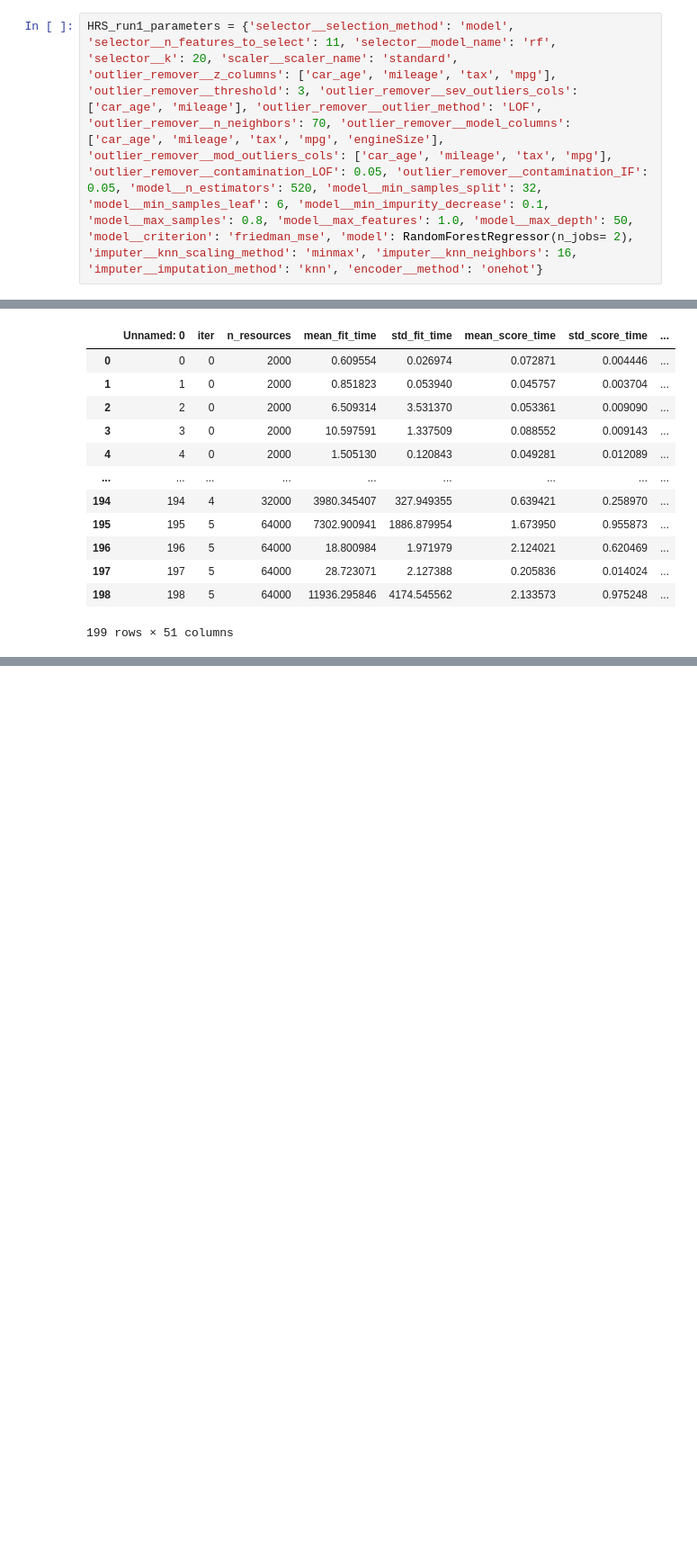
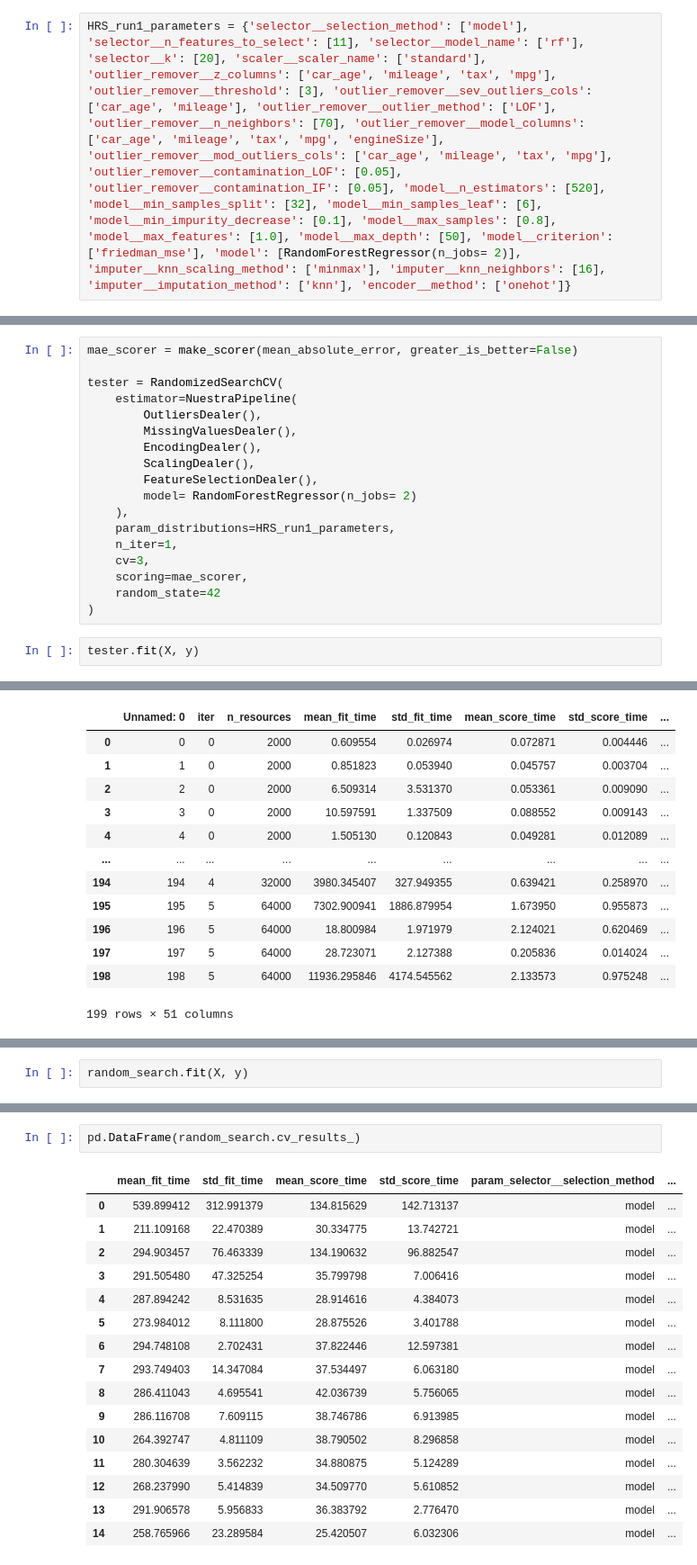
Before and after one commit to andrerangelferreira/ML_Project_Group42, a Jupyter notebook: notebooks_2nd_delivery/1.Models_Lab.ipynb, the cells around one changed output, grey strips where cells are left out. Shown at 90% size. Saved outputs shown, nothing was run; the diff lists cells and outputs as text; blank space fills up the shorter version.

```diff
--- a/notebooks_2nd_delivery/1.Models_Lab.ipynb
+++ b/notebooks_2nd_delivery/1.Models_Lab.ipynb
@@ -509,7 +424,7 @@ Best score: 1958.6964275975683
 # %% [markdown]
 Testing the parameters of the first Halving random search run in more data
 # %%
-HRS_run1_parameters = {'selector__selection_method': 'model', 'selector__n_features_to_select': 11, 'selector__model_name': 'rf', 'selector__k': 20, 'scaler__scaler_name': 'standard', 'outlier_remover__z_columns': ['car_age', 'mileage', 'tax', 'mpg'], 'outlier_remover__threshold': 3, 'outlier_remover__sev_outliers_cols': ['car_age', 'mileage'], 'outlier_remover__outlier_method': 'LOF', 'outlier_remover__n_neighbors': 70, 'outlier_remover__model_columns': ['car_age', 'mileage', 'tax', 'mpg', 'engineSize'], 'outlier_remover__mod_outliers_cols': ['car_age', 'mileage', 'tax', 'mpg'], 'outlier_remover__contamination_LOF': 0.05, 'outlier_remover__contamination_IF': 0.05, 'model__n_estimators': 520, 'model__min_samples_split': 32, 'model__min_samples_leaf': 6, 'model__min_impurity_decrease': 0.1, 'model__max_samples': 0.8, 'model__max_features': 1.0, 'model__max_depth': 50, 'model__criterion': 'friedman_mse', 'model': RandomForestRegressor(n_jobs= 2), 'imputer__knn_scaling_method': 'minmax', 'imputer__knn_neighbors': 16, 'imputer__imputation_method': 'knn', 'encoder__method': 'onehot'}
+HRS_run1_parameters = {'selector__selection_method': ['model'], 'selector__n_features_to_select': [11], 'selector__model_name': ['rf'], 'selector__k': [20], 'scaler__scaler_name': ['standard'], 'outlier_remover__z_columns': ['car_age', 'mileage', 'tax', 'mpg'], 'outlier_remover__threshold': [3], 'outlier_remover__sev_outliers_cols': ['car_age', 'mileage'], 'outlier_remover__outlier_method': ['LOF'], 'outlier_remover__n_neighbors': [70], 'outlier_remover__model_columns': ['car_age', 'mileage', 'tax', 'mpg', 'engineSize'], 'outlier_remover__mod_outliers_cols': ['car_age', 'mileage', 'tax', 'mpg'], 'outlier_remover__contamination_LOF': [0.05], 'outlier_remover__contamination_IF': [0.05], 'model__n_estimators': [520], 'model__min_samples_split': [32], 'model__min_samples_leaf': [6], 'model__min_impurity_decrease': [0.1], 'model__max_samples': [0.8], 'model__max_features': [1.0], 'model__max_depth': [50], 'model__criterion': ['friedman_mse'], 'model': [RandomForestRegressor(n_jobs= 2)], 'imputer__knn_scaling_method': ['minmax'], 'imputer__knn_neighbors': [16], 'imputer__imputation_method': ['knn'], 'encoder__method': ['onehot']}
 # %%
 rf = RandomForestRegressor(n_jobs= 2)
 
@@ -536,3 +451,23 @@ mae = mean_absolute_error(y_test, HRS_run1_predictions)
 print("Test MAE:", mae)
 # %% [output]
 Test MAE: 1560.85007934941
+# %%
+mae_scorer = make_scorer(mean_absolute_error, greater_is_better=False)
+
+tester = RandomizedSearchCV(
+    estimator=NuestraPipeline(
+        OutliersDealer(),
+        MissingValuesDealer(),
+        EncodingDealer(),
+        ScalingDealer(),
+        FeatureSelectionDealer(),
+        model= RandomForestRegressor(n_jobs= 2)
+    ),
+    param_distributions=HRS_run1_parameters,
+    n_iter=1,
+    cv=3,
+    scoring=mae_scorer,
+    random_state=42
+)
+# %%
+tester.fit(X, y)
@@ -564,0 +575,2 @@ df[["n_resources", "params", "mean_test_score", "mean_train_score", "rank_test_s
+# %%
+random_search.fit(X, y)
@@ -564,0 +596,19 @@ df[["n_resources", "params", "mean_test_score", "mean_train_score", "rank_test_s
+# %%
+pd.DataFrame(random_search.cv_results_)
+# %% [output]
+|  | mean_fit_time | std_fit_time | mean_score_time | std_score_time | param_selector__selection_method | ... |
+| 0 | 539.899412 | 312.991379 | 134.815629 | 142.713137 | model | ... |
+| 1 | 211.109168 | 22.470389 | 30.334775 | 13.742721 | model | ... |
+| 2 | 294.903457 | 76.463339 | 134.190632 | 96.882547 | model | ... |
+| 3 | 291.505480 | 47.325254 | 35.799798 | 7.006416 | model | ... |
+| 4 | 287.894242 | 8.531635 | 28.914616 | 4.384073 | model | ... |
+| 5 | 273.984012 | 8.111800 | 28.875526 | 3.401788 | model | ... |
+| 6 | 294.748108 | 2.702431 | 37.822446 | 12.597381 | model | ... |
+| 7 | 293.749403 | 14.347084 | 37.534497 | 6.063180 | model | ... |
+| 8 | 286.411043 | 4.695541 | 42.036739 | 5.756065 | model | ... |
+| 9 | 286.116708 | 7.609115 | 38.746786 | 6.913985 | model | ... |
+| 10 | 264.392747 | 4.811109 | 38.790502 | 8.296858 | model | ... |
+| 11 | 280.304639 | 3.562232 | 34.880875 | 5.124289 | model | ... |
+| 12 | 268.237990 | 5.414839 | 34.509770 | 5.610852 | model | ... |
+| 13 | 291.906578 | 5.956833 | 36.383792 | 2.776470 | model | ... |
+| 14 | 258.765966 | 23.289584 | 25.420507 | 6.032306 | model | ... |
```
Also changed, not shown: parts of 7 cells of this notebook.
